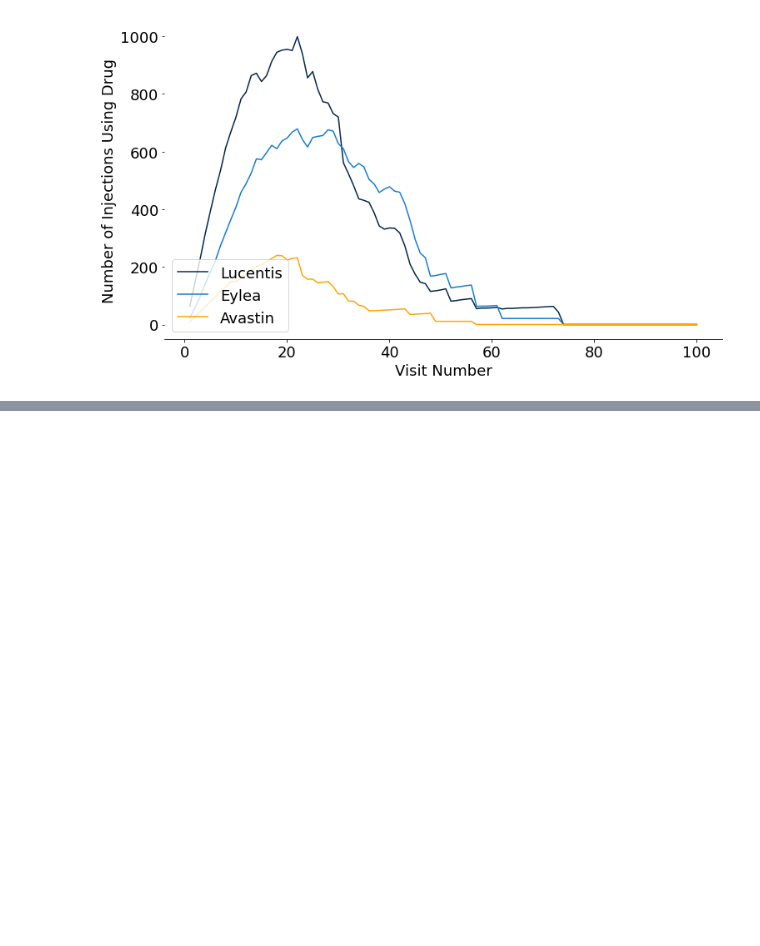
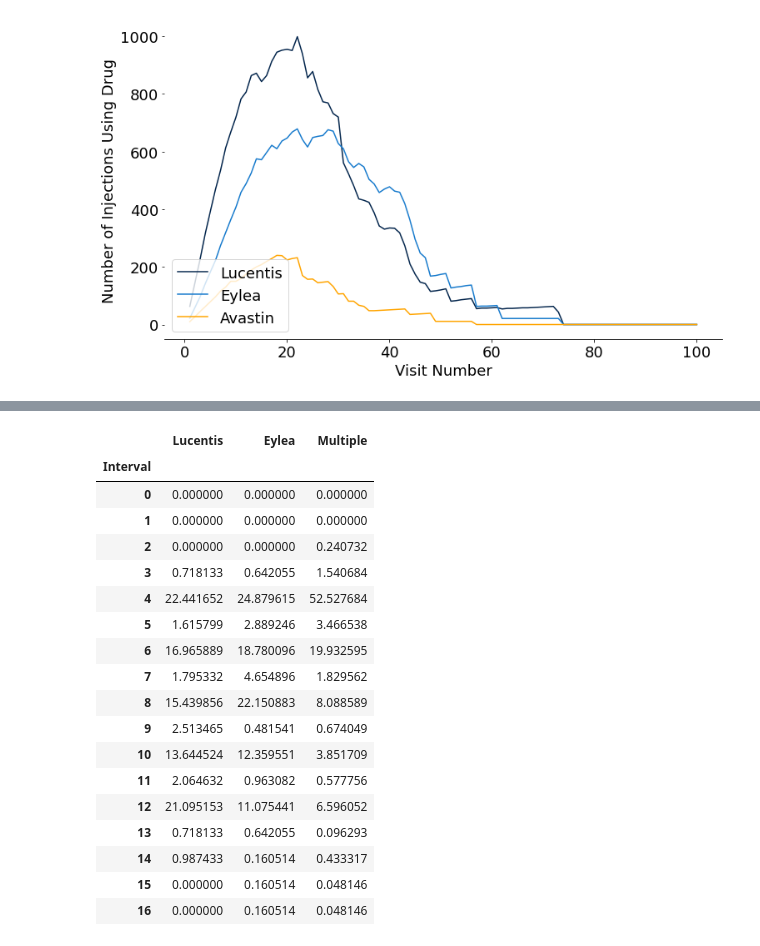
Before and after one commit to charlieoneill23/charliemacuject, a Jupyter notebook: pharma_reports/nAMD/DoctorAudit.ipynb, the cells around one changed output, grey strips where cells are left out. Cells and saved outputs as stored; diff of their text form; code cells hidden in the pictures; blank space fills up the shorter version.

```diff
--- a/pharma_reports/nAMD/DoctorAudit.ipynb
+++ b/pharma_reports/nAMD/DoctorAudit.ipynb
@@ -1143,0 +1284,10 @@ len(df.id.unique())
+# %%
+test = DataSeparator('all')
+df_list = test.get_dataframes()
+luc, eyl, mult = df_list[0], df_list[1], df_list[2]
+# %%
+def interval_distribution(df):
+    # df = df[(df.NextInt > 0) & (df.NextInt < 20)]
+    a = df.NextInt.value_counts().sort_index().to_list()
+    total = np.sum(a)
+    return [(x/total)*100 for x in a]
@@ -1143,0 +1298,13 @@ len(df.id.unique())
+# %%
+def distribution_df(luc, eyl, mult):
+    luc_list = [0,0,0] + interval_distribution(luc) + [0,0,0]
+    eyl_list = [0,0,0] + interval_distribution(eyl) + [0]
+    mult_list = [0, 0] + interval_distribution(mult)
+    lengths = [x for x in range(len(luc_list))]
+    dict = {'Interval': lengths, 'Lucentis': luc_list,
+               'Eylea': eyl_list, 'Multiple': mult_list}
+    df = pd.DataFrame(dict)
+    df.set_index('Interval', inplace=True)
+    return df.iloc[0:17,:]
+# %%
+dist = distribution_df(luc, eyl, mult)
@@ -1143,0 +1313,22 @@ len(df.id.unique())
+# %%
+dist
+# %% [output]
+|  | Lucentis | Eylea | Multiple |
+| Interval |  |  |  |
+| 0 | 0.000000 | 0.000000 | 0.000000 |
+| 1 | 0.000000 | 0.000000 | 0.000000 |
+| 2 | 0.000000 | 0.000000 | 0.240732 |
+| 3 | 0.718133 | 0.642055 | 1.540684 |
+| 4 | 22.441652 | 24.879615 | 52.527684 |
+| 5 | 1.615799 | 2.889246 | 3.466538 |
+| 6 | 16.965889 | 18.780096 | 19.932595 |
+| 7 | 1.795332 | 4.654896 | 1.829562 |
+| 8 | 15.439856 | 22.150883 | 8.088589 |
+| 9 | 2.513465 | 0.481541 | 0.674049 |
+| 10 | 13.644524 | 12.359551 | 3.851709 |
+| 11 | 2.064632 | 0.963082 | 0.577756 |
+| 12 | 21.095153 | 11.075441 | 6.596052 |
+| 13 | 0.718133 | 0.642055 | 0.096293 |
+| 14 | 0.987433 | 0.160514 | 0.433317 |
+| 15 | 0.000000 | 0.160514 | 0.048146 |
+| 16 | 0.000000 | 0.160514 | 0.048146 |
```
Also changed, not shown: parts of 26 cells of this notebook, 14 other files.
